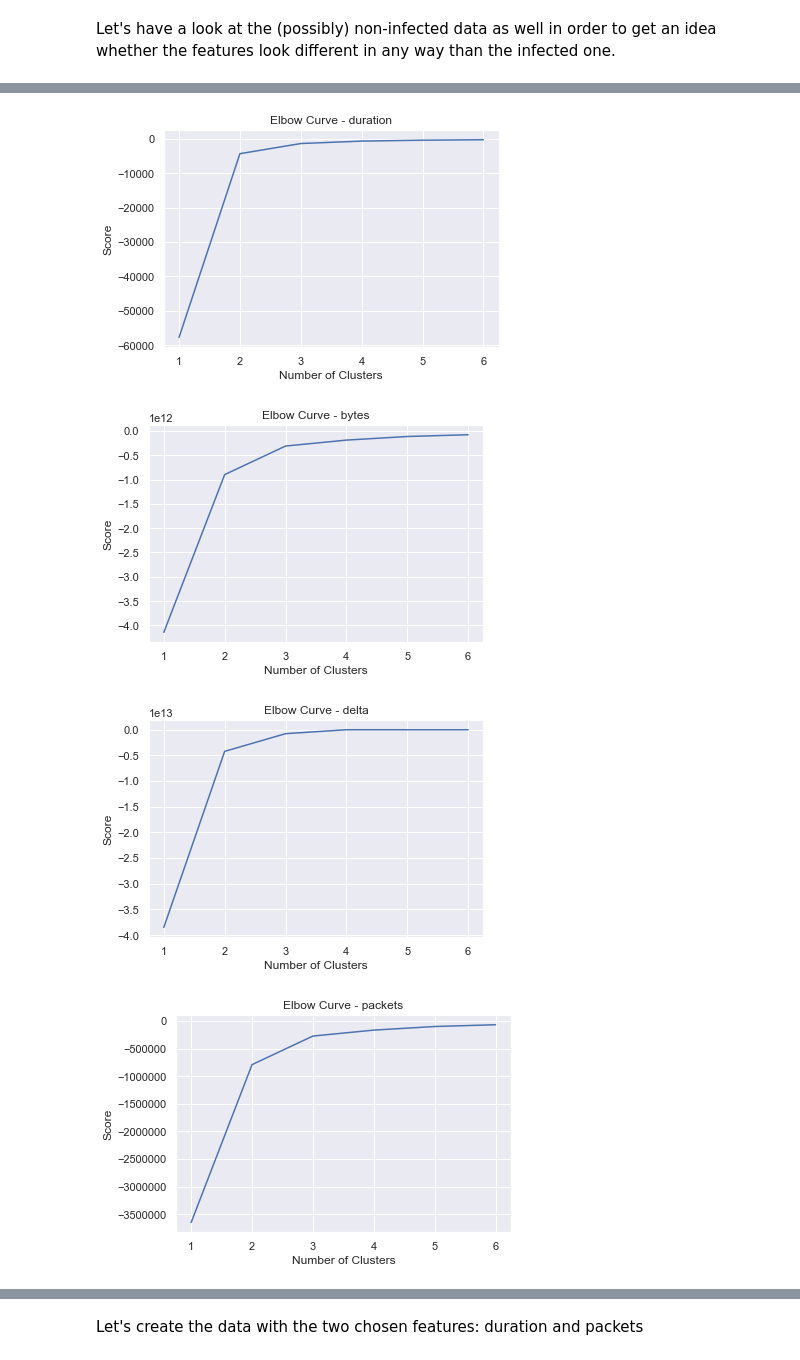
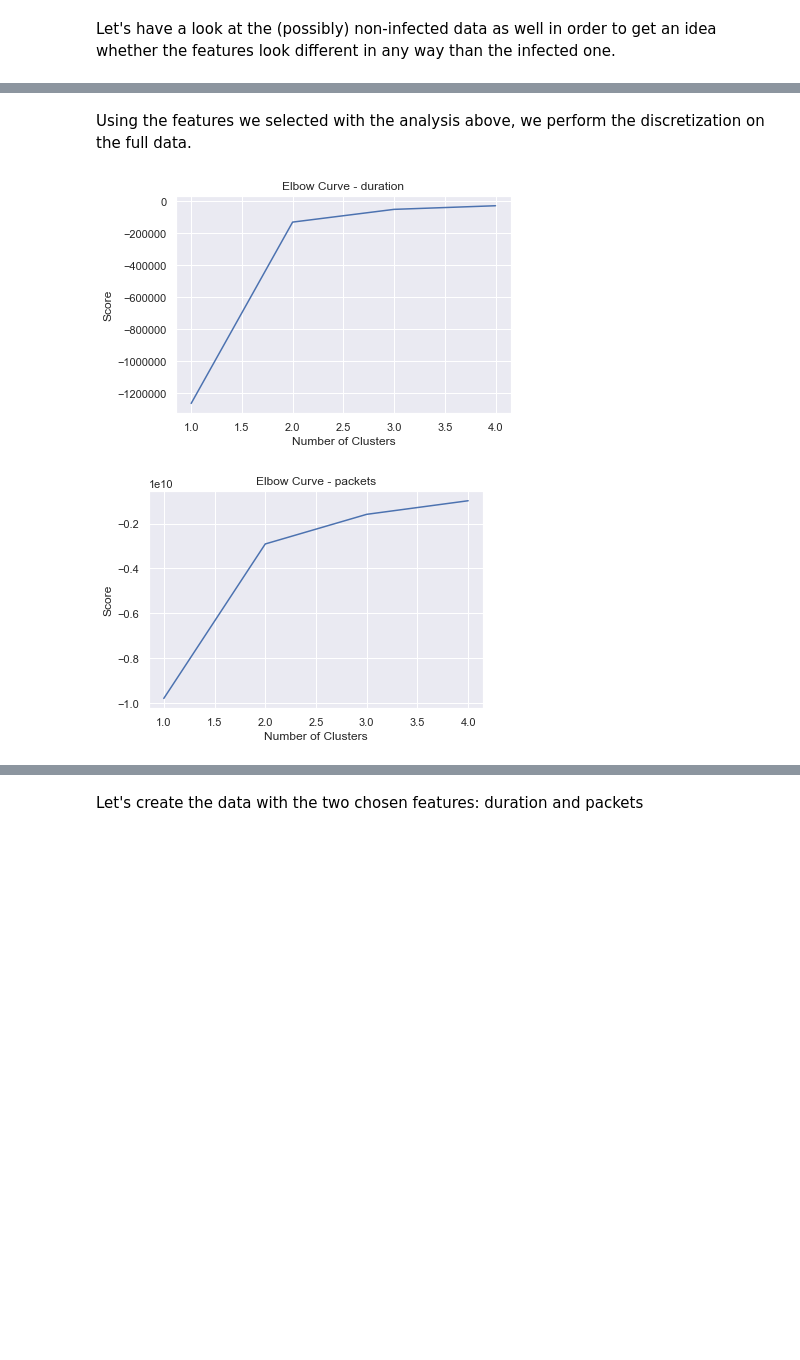
Before and after one commit to benhe119/Cyber-data-analytics_TUDelft, a Jupyter notebook: lab3/notebooks/Flow_data_discretization_task.ipynb, the cells around one changed output, grey strips where cells are left out. Saved outputs shown, nothing was run; the diff lists cells and outputs as text; code cells hidden in the pictures; blank space fills up the shorter version.

```diff
--- a/lab3/notebooks/Flow_data_discretization_task.ipynb
+++ b/lab3/notebooks/Flow_data_discretization_task.ipynb
@@ -25,0 +14,2 @@ It takes quite a few minutes, so run it only if you don't have the processed fil
+# %%
+DATA_PATH_ORIG = r'../data/scenario_10.csv'
@@ -75,0 +20,2 @@ df.head()
+# %%
+data_df = pd.read_csv(DATA_PATH_ORIG, parse_dates=['start_date'])
@@ -79,0 +43,4 @@ df['label'].unique()
+# %%
+data_df = data_df[data_df['label'] != 'Background']
+data_df.reset_index(drop=True, inplace=True)
+data_df.shape
@@ -154,20 +151,20 @@ plt.show()
+# %% [markdown]
+Using the features we selected with the analysis above, we perform the discretization on the full data.
 # %%
-feat_df = inf_data[['duration', 'bytes', 'delta', 'packets']]
+feat_df = data_df[['duration', 'packets']]
 # %%
 for feat in feat_df.columns:
-    Nc = range(1, 7)
+    Nc = range(1, 5)
     kmeans = [KMeans(n_clusters=i) for i in Nc]
     data = feat_df[feat].values.reshape(-1, 1)
     score = [kmeans[i].fit(data).score(data) for i in range(len(kmeans))]
     plt.plot(Nc,score)
     plt.xlabel('Number of Clusters')
     plt.ylabel('Score')
     plt.title(f'Elbow Curve - {feat}')
     plt.show()
 # %% [output]
-[figure, old version]
+[figure, new version]
-[figure, old version]
+[figure, new version]
-[figure, removed]
-[figure, removed]
 # %% [markdown]
 By looking at the ELBOW plots, we find the optimal number of cluster for each numerical feature
```
Also changed, not shown: parts of 71 cells of this notebook, 1 other file.
